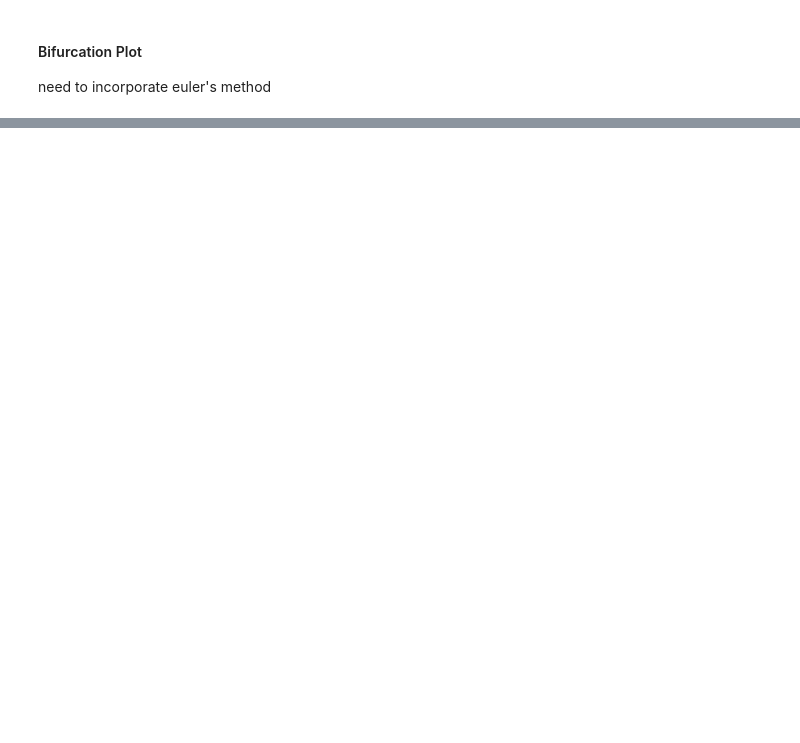
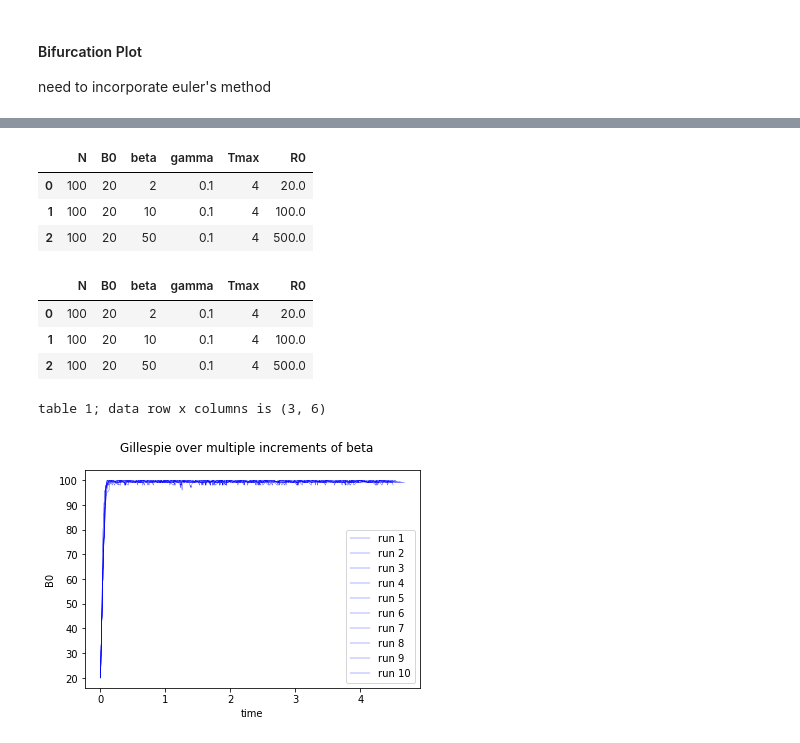
Before and after one commit to tiffsea/Complex-Adaptive-Systems, a Jupyter notebook: Dynamical-Systems-Analysis-with-Gillespie.ipynb, the cells around one changed output, grey strips where cells are left out. Drawn from its saved outputs; the diff is of its cells as text; code cells hidden in the pictures; blank space fills up the shorter version.

```diff
--- a/Dynamical-Systems-Analysis-with-Gillespie.ipynb
+++ b/Dynamical-Systems-Analysis-with-Gillespie.ipynb
@@ -223,0 +385,29 @@ plt.show()
+# %%
+#variable declarations
+N=100 #this number will determine how close "T" is
+B0=20
+beta=2
+gamma=0.1
+Tmax=4
+R0=beta/gamma
+scenarios = []
+
+#plot realisations on single plot using inital conditions given by our variable declarations
+case_length=50 #give the number of limit cases (variances of limit parameters) you would like to simulate
+
+'''use the code below to manipulate plots with new input values'''
+#populate a list of "scenarios" i.e., a list of values that will be passed as parameters into Gillespie algorithm function
+#then call function to show plots and tables
+plt_errorbars=False #True=plot error bars (i.e., stdev and avg);otherwise False=normal plot
+plot_things(True,plt_errorbars,'multiple',get_scenarios(case_length, 5, beta),'beta',10) #'single' for single run, 'multiple' for multiple runs
+# %% [output]
+|  | N | B0 | beta | gamma | Tmax | R0 |
+| 0 | 100 | 20 | 2 | 0.1 | 4 | 20.0 |
+| 1 | 100 | 20 | 10 | 0.1 | 4 | 100.0 |
+| 2 | 100 | 20 | 50 | 0.1 | 4 | 500.0 |
+|  | N | B0 | beta | gamma | Tmax | R0 |
+| 0 | 100 | 20 | 2 | 0.1 | 4 | 20.0 |
+| 1 | 100 | 20 | 10 | 0.1 | 4 | 100.0 |
+| 2 | 100 | 20 | 50 | 0.1 | 4 | 500.0 |
+table 1; data row x columns is (3, 6)
+[figure, added]
```
Also changed, not shown: parts of 8 cells of this notebook.
